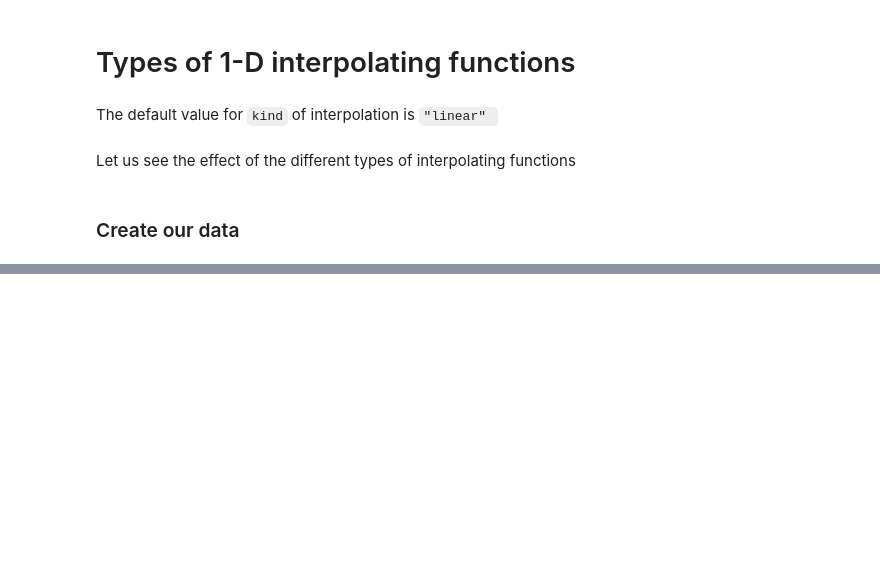
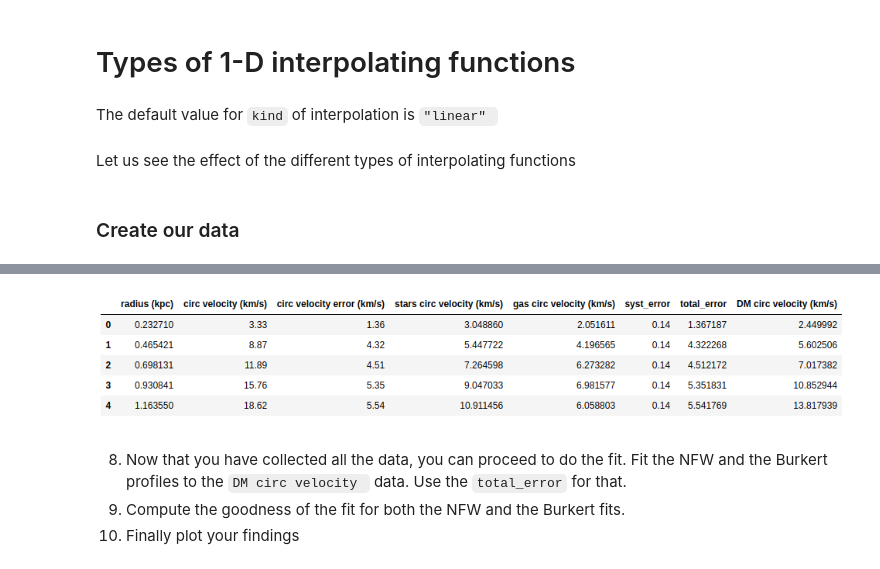
Before and after one commit to EXPLORE-for-students/python-tutorials, a Jupyter notebook: Tutorial 2/Tutorial_2_part_b.ipynb, the cells around one changed output, grey strips where cells are left out. Drawn from its saved outputs; the diff is of its cells as text; code cells hidden in the pictures; blank space fills up the shorter version.

```diff
--- a/Tutorial 2/Tutorial_2_part_b.ipynb
+++ b/Tutorial 2/Tutorial_2_part_b.ipynb
@@ -99,0 +114,8 @@ Use interpolating functions to complete the tutorial on curve fiting. Do an inte
+# %%
+display.Image("./df.png")
+# %% [output]
+[figure, added]
+# %% [markdown]
+8. Now that you have collected all the data, you can proceed to do the fit.  Fit the NFW and the Burkert profiles to the <code>DM circ velocity </code> data. Use the <code>total_error</code> for that.
+9. Compute the goodness of the fit for both the NFW and the Burkert fits.
+10. Finally plot your findings
```
Also changed, not shown: parts of 11 cells of this notebook, 3 other files.
